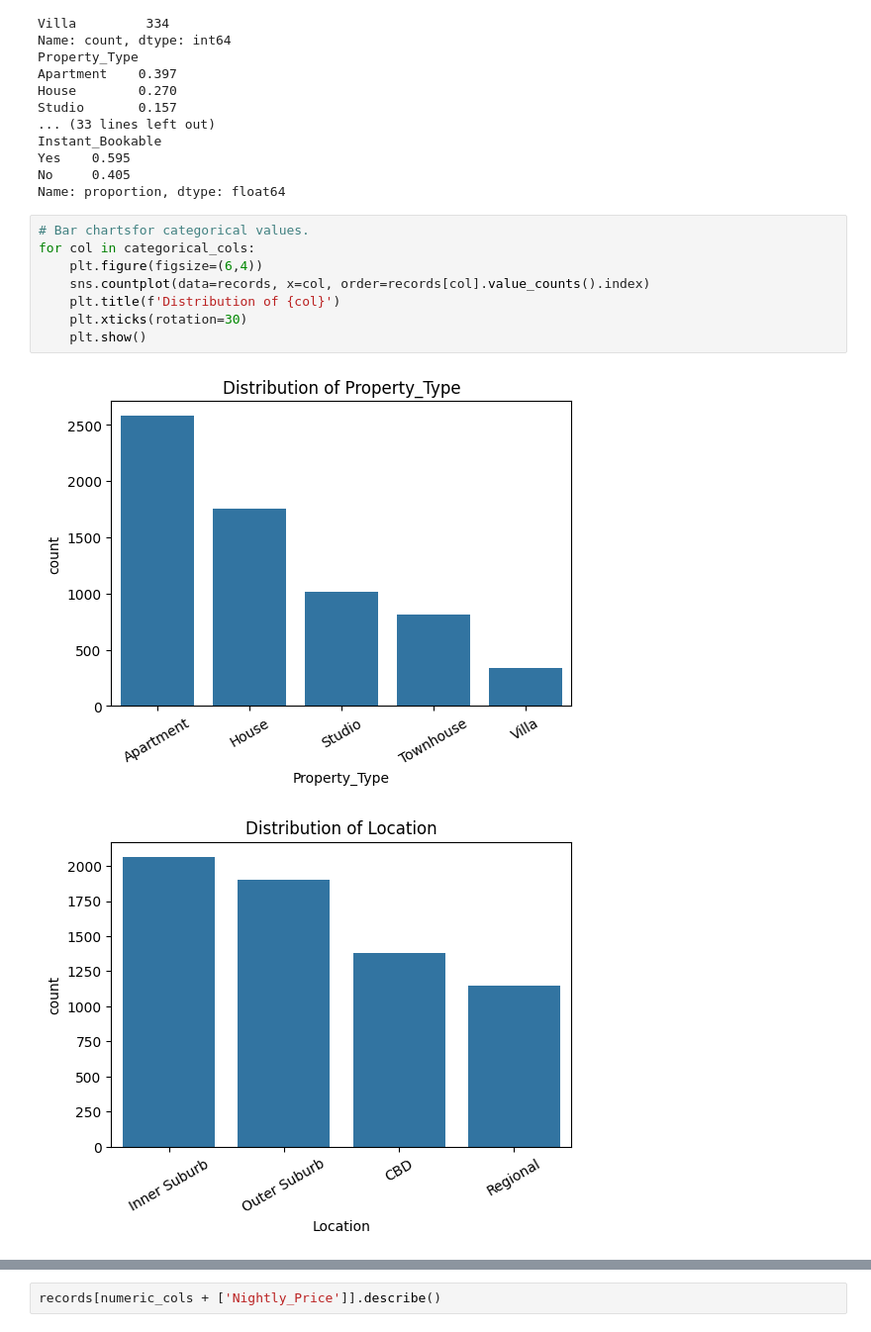
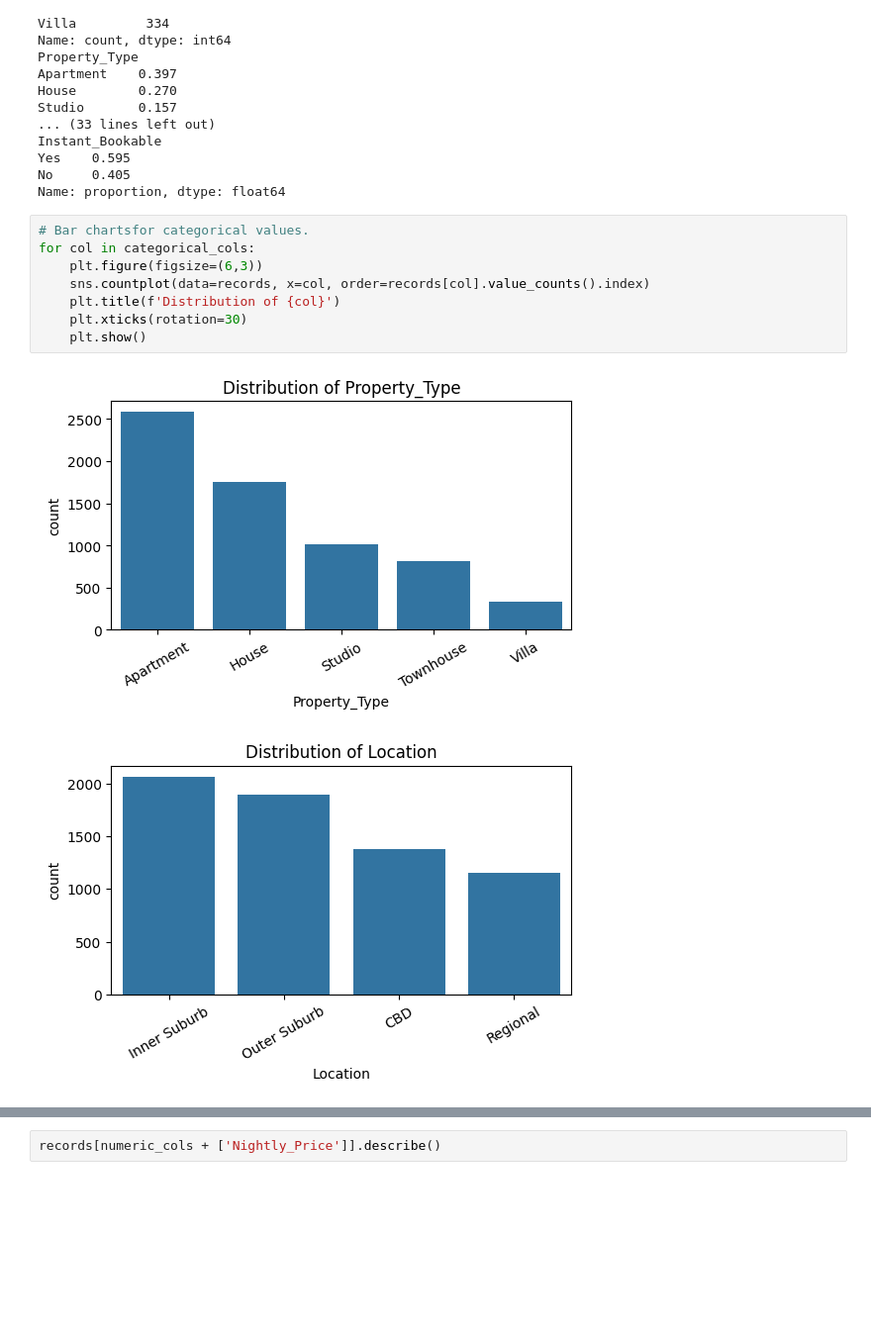
Before and after one commit to stratbuilds12/demo, a Jupyter notebook: MIS710A1_Ravalji_226491165.ipynb, the cells around one changed output, grey strips where cells are left out. Shown at 99% size. Cells and saved outputs as stored; diff of their text form; blank space fills up the shorter version.

```diff
--- a/MIS710A1_Ravalji_226491165.ipynb
+++ b/MIS710A1_Ravalji_226491165.ipynb
@@ -333,11 +333,11 @@ Name: proportion, dtype: float64
 # %%
 # Bar chartsfor categorical values.
 for col in categorical_cols:
-    plt.figure(figsize=(6,4))
+    plt.figure(figsize=(6,3))
     sns.countplot(data=records, x=col, order=records[col].value_counts().index)
     plt.title(f'Distribution of {col}')
     plt.xticks(rotation=30)
     plt.show()
 # %% [output]
-[figure, old version]
+[figure, new version]
-[figure, old version]
+[figure, new version]
```
Also changed, not shown: parts of 12 cells of this notebook.
